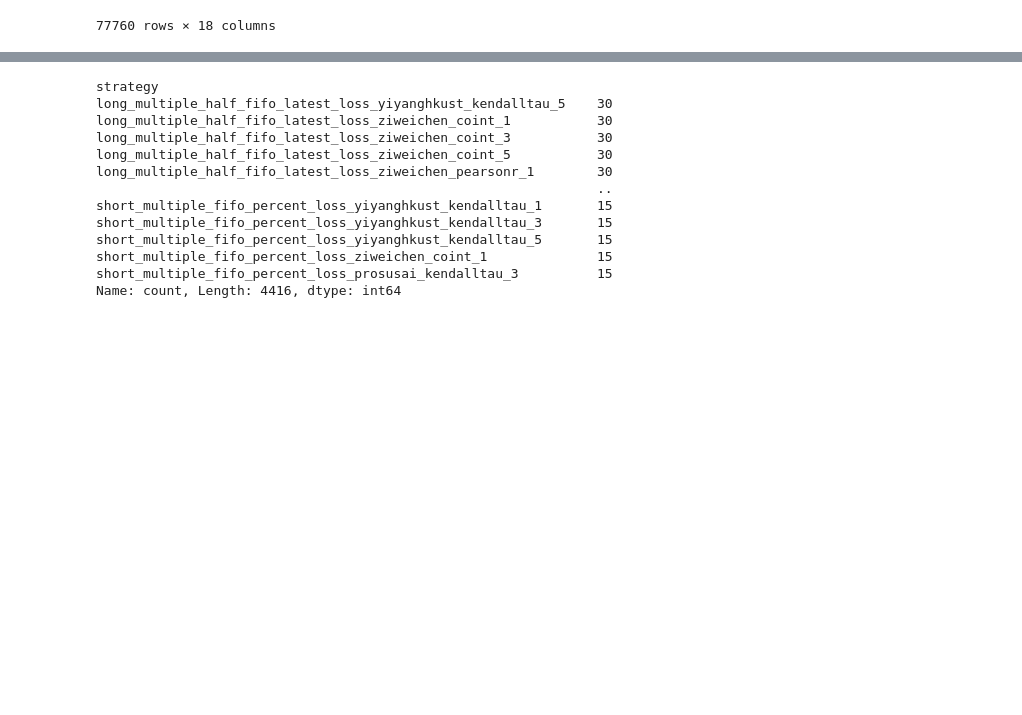
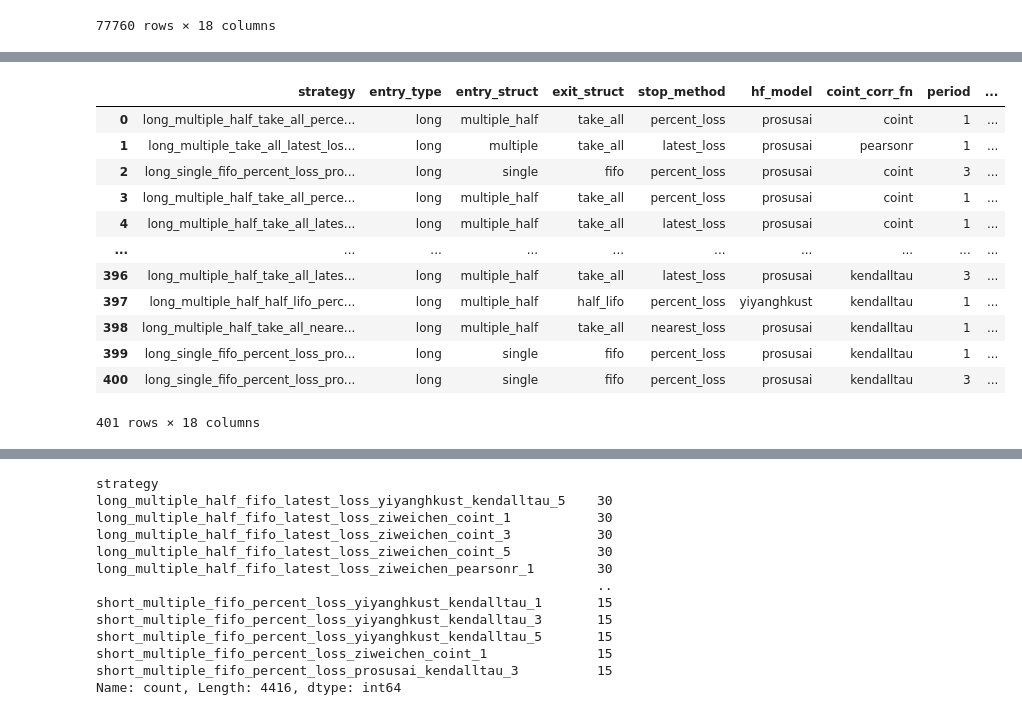
Before and after one commit to CKAbundant/sentiment, a Jupyter notebook: signal.ipynb, the cells around one changed output, grey strips where cells are left out. Drawn from its saved outputs; the diff is of its cells as text; code cells hidden in the pictures; blank space fills up the shorter version.

```diff
--- a/signal.ipynb
+++ b/signal.ipynb
@@ -192,0 +226,19 @@ df_top_n
+# %%
+a = df_top_n.copy()
+b = a.loc[a["entry_type"] == "long", :].sort_values(by=["overall_daily_ret"], ascending=False)
+b = b.drop_duplicates(subset="ticker_pair").reset_index(drop=True)
+b
+# %% [output]
+|  | strategy | entry_type | entry_struct | exit_struct | stop_method | hf_model | coint_corr_fn | period | ... |
+| 0 | long_multiple_half_take_all_perce... | long | multiple_half | take_all | percent_loss | prosusai | coint | 1 | ... |
+| 1 | long_multiple_take_all_latest_los... | long | multiple | take_all | latest_loss | prosusai | pearsonr | 1 | ... |
+| 2 | long_single_fifo_percent_loss_pro... | long | single | fifo | percent_loss | prosusai | coint | 3 | ... |
+| 3 | long_multiple_half_take_all_perce... | long | multiple_half | take_all | percent_loss | prosusai | coint | 1 | ... |
+| 4 | long_multiple_half_take_all_lates... | long | multiple_half | take_all | latest_loss | prosusai | coint | 1 | ... |
+| ... | ... | ... | ... | ... | ... | ... | ... | ... | ... |
+| 396 | long_multiple_half_take_all_lates... | long | multiple_half | take_all | latest_loss | prosusai | kendalltau | 3 | ... |
+| 397 | long_multiple_half_half_lifo_perc... | long | multiple_half | half_lifo | percent_loss | yiyanghkust | kendalltau | 1 | ... |
+| 398 | long_multiple_half_take_all_neare... | long | multiple_half | take_all | nearest_loss | prosusai | kendalltau | 1 | ... |
+| 399 | long_single_fifo_percent_loss_pro... | long | single | fifo | percent_loss | prosusai | kendalltau | 1 | ... |
+| 400 | long_single_fifo_percent_loss_pro... | long | single | fifo | percent_loss | prosusai | kendalltau | 3 | ... |
+401 rows × 18 columns
```
Also changed, not shown: parts of 13 cells of this notebook, 5 other files.
